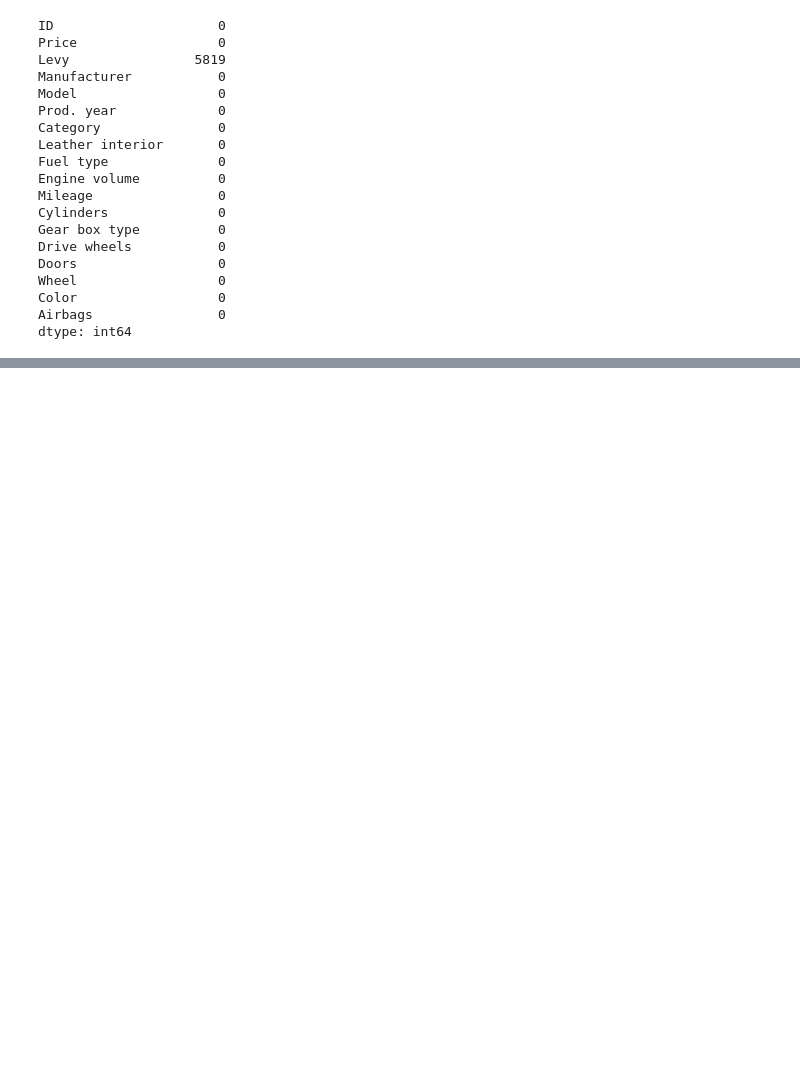
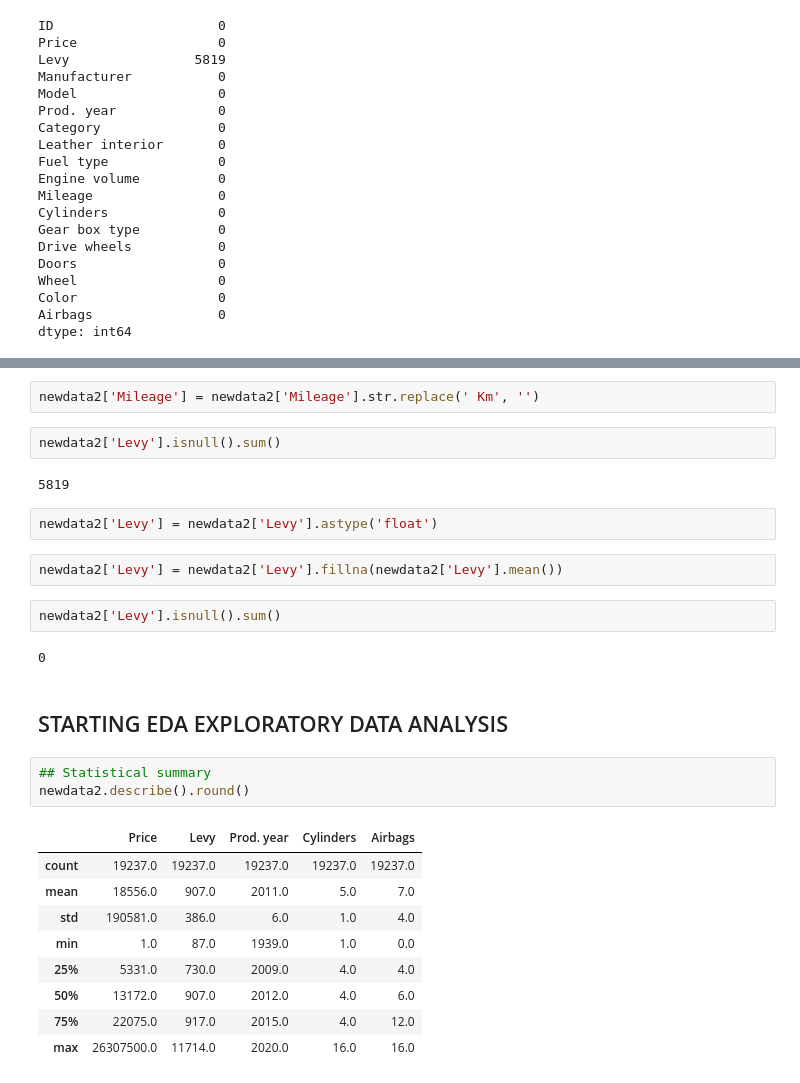
Before and after one commit to Nutsukpo/Car_Price_Prediction, a Jupyter notebook: loading_preprocessing_data.ipynb, the cells around one changed output, grey strips where cells are left out. Drawn from its saved outputs; the diff is of its cells as text; blank space fills up the shorter version.

```diff
--- a/loading_preprocessing_data.ipynb
+++ b/loading_preprocessing_data.ipynb
@@ -227,0 +276,29 @@ dtype: int64
+# %%
+newdata2['Mileage'] = newdata2['Mileage'].str.replace(' Km', '')
+# %%
+newdata2['Levy'].isnull().sum()
+# %% [output]
+5819
+# %%
+newdata2['Levy'] = newdata2['Levy'].astype('float')
+# %%
+newdata2['Levy'] = newdata2['Levy'].fillna(newdata2['Levy'].mean())
+# %%
+newdata2['Levy'].isnull().sum()
+# %% [output]
+0
+# %% [markdown]
+## STARTING EDA EXPLORATORY DATA ANALYSIS
+# %%
+## Statistical summary
+newdata2.describe().round()
+# %% [output]
+|  | Price | Levy | Prod. year | Cylinders | Airbags |
+| count | 19237.0 | 19237.0 | 19237.0 | 19237.0 | 19237.0 |
+| mean | 18556.0 | 907.0 | 2011.0 | 5.0 | 7.0 |
+| std | 190581.0 | 386.0 | 6.0 | 1.0 | 4.0 |
+| min | 1.0 | 87.0 | 1939.0 | 1.0 | 0.0 |
+| 25% | 5331.0 | 730.0 | 2009.0 | 4.0 | 4.0 |
+| 50% | 13172.0 | 907.0 | 2012.0 | 4.0 | 6.0 |
+| 75% | 22075.0 | 917.0 | 2015.0 | 4.0 | 12.0 |
+| max | 26307500.0 | 11714.0 | 2020.0 | 16.0 | 16.0 |
```
Also changed, not shown: parts of 41 cells of this notebook.
